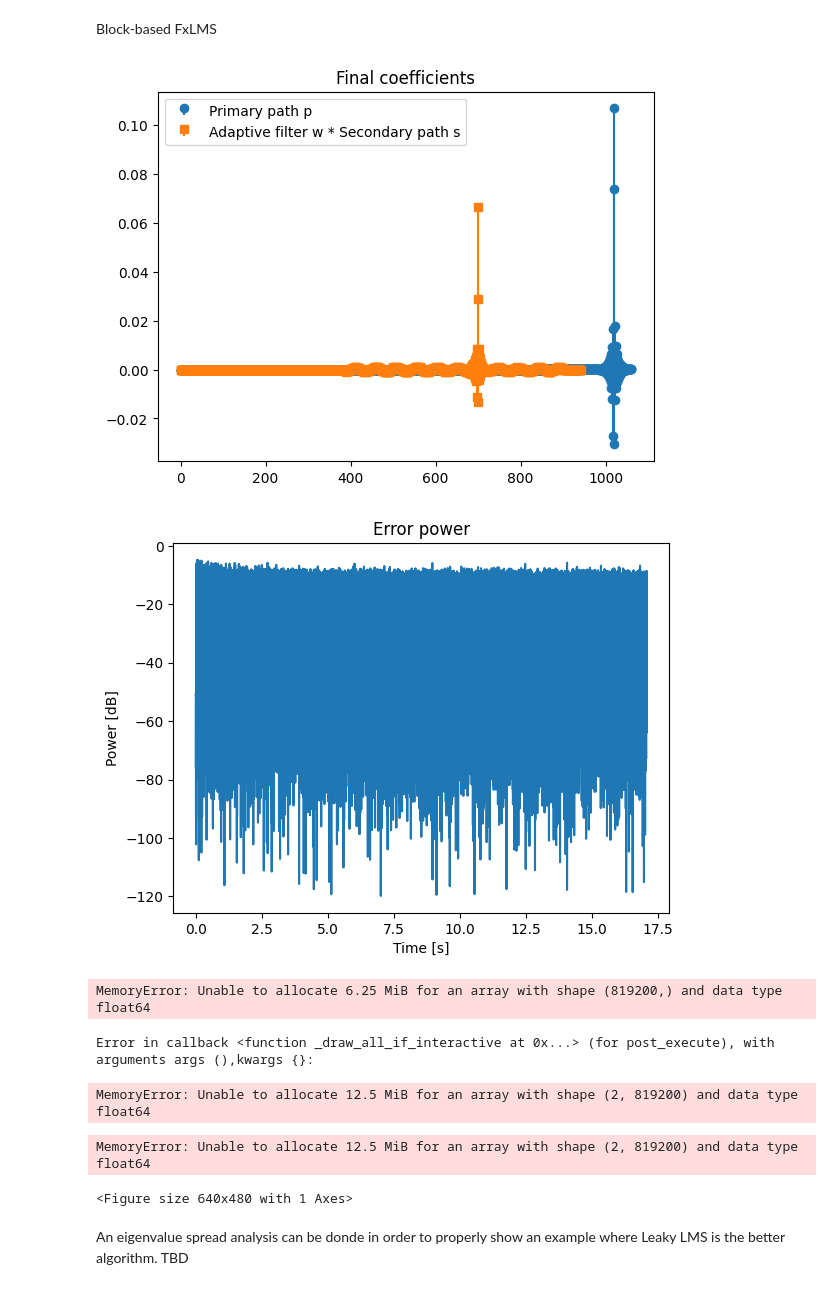
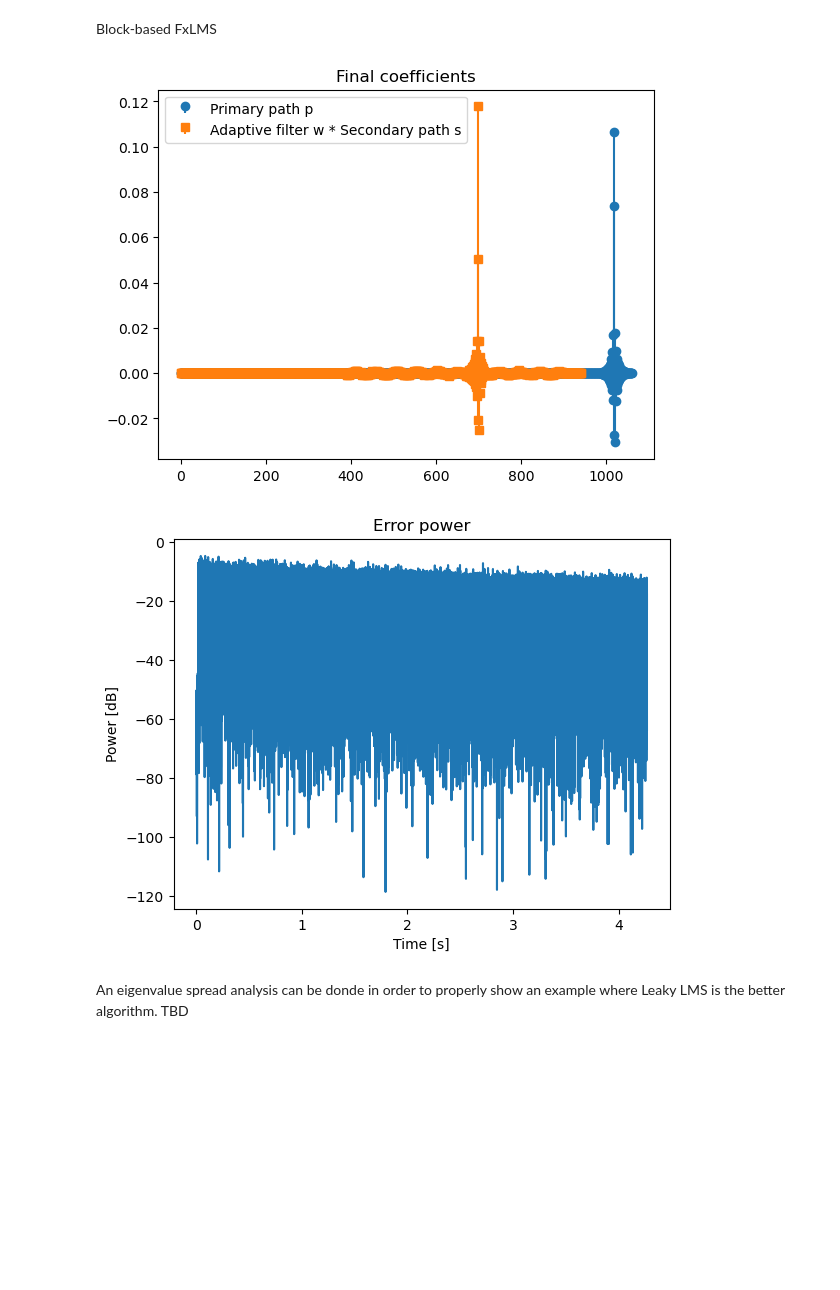
Before and after one commit to JuanAldrey/ANC-practice-library, a Jupyter notebook: notebooks/Singlechannel/Leaky LMS.ipynb, the cells around one changed output. Saved outputs shown, nothing was run; the diff lists cells and outputs as text; code cells hidden in the pictures; blank space fills up the shorter version.

```diff
--- a/notebooks/Singlechannel/Leaky LMS.ipynb
+++ b/notebooks/Singlechannel/Leaky LMS.ipynb
@@ -38,7 +38,7 @@ np.random.seed(0)
 
 # Block and signal definition
 blocklength = 4096
-nBlocks = 200
+nBlocks = 50
 N = nBlocks * blocklength
 t = np.arange(N) * (1/fs)
 x = np.sin(2*np.pi*1000*t) + 1 * np.random.randn(N)
@@ -109,47 +109,34 @@ for k in range(nBlocks):
 
     # Error signal
     e = pBlockOutput - fyBlockOutput
 
     # Filtered X
     fxBlockOutput, sHatBuffer = overlapSaveBlock(rBlockOutput, sHatSpectrum, sHatBuffer, M_sHat, N_sHat)
     sHatOutputBlocks.append(fxBlockOutput)
 
     # LMS algorithm with leakage term
     w = adapt(fxBlockOutput, e, M_w, blocklength, w, mu, leakeageTerm=1e-2)
 
     # History
     e_hist[k * blocklength:(k+1) * blocklength] = e
     w_hist[k * blocklength:(k+1) * blocklength, :] = w
 
 
 plt.figure()
 plt.stem(p, linefmt='C0-', markerfmt='C0o', basefmt=" ")
 plt.stem(np.convolve(w, s)[:len(p)], linefmt='C1-', markerfmt='C1s', basefmt=" ")
 plt.legend(['Primary path p', 'Adaptive filter w * Secondary path s'])
 plt.title('Final coefficients')
 plt.show()
 
 plt.figure()
 plt.plot(t, 10*np.log10(e_hist**2 + 1e-12))
 plt.title('Error power')
 plt.xlabel('Time [s]')
 plt.ylabel('Power [dB]')
 plt.show()
-
-plt.figure()
-for k in range(M_w):
-    plt.plot(t, w_hist[:, k])
-plt.title('Coefficient convergence')
-plt.xlabel('Time [s]')
-plt.ylabel('Value')
-plt.show()
 # %% [output]
-[figure, old version]
+[figure, new version]
-[figure, old version]
+[figure, new version]
-MemoryError: Unable to allocate 6.25 MiB for an array with shape (819200,) and data type float64
-Error in callback <function _draw_all_if_interactive at 0x...> (for post_execute), with arguments args (),kwargs {}:
-MemoryError: Unable to allocate 12.5 MiB for an array with shape (2, 819200) and data type float64
-MemoryError: Unable to allocate 12.5 MiB for an array with shape (2, 819200) and data type float64
-<Figure size 640x480 with 1 Axes>
 # %% [markdown]
 An eigenvalue spread analysis can be donde in order to properly show an example where Leaky LMS is the better algorithm. TBD
```
Also changed, not shown: parts of 2 cells of this notebook, 1 other file.
